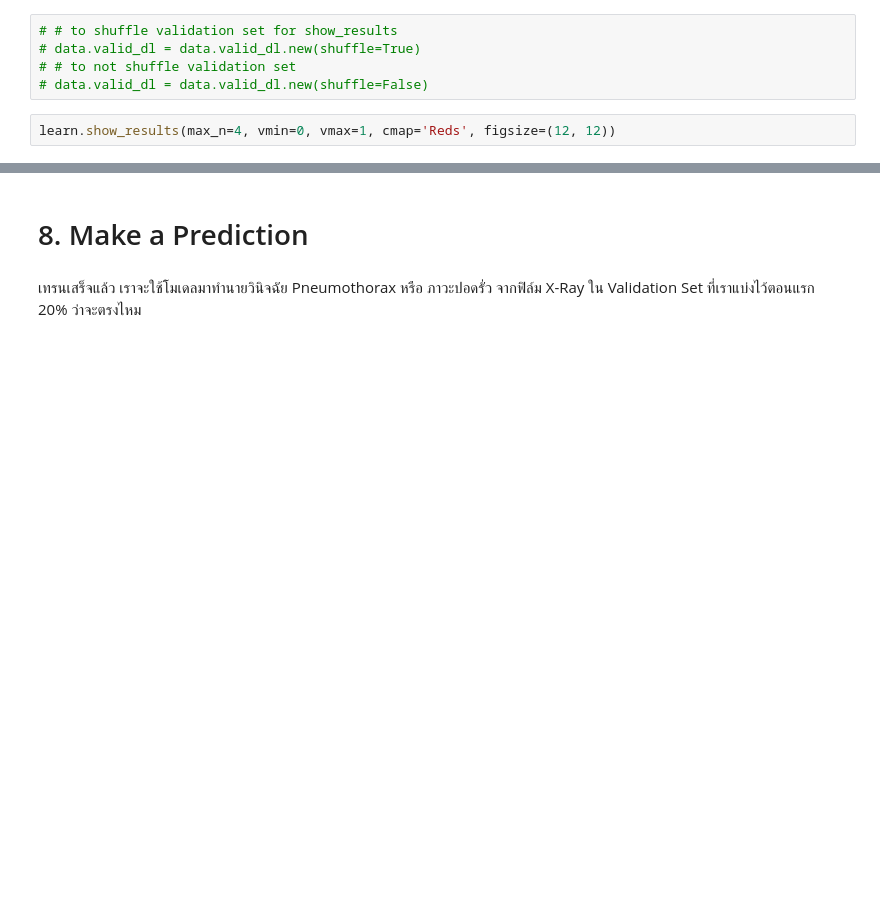
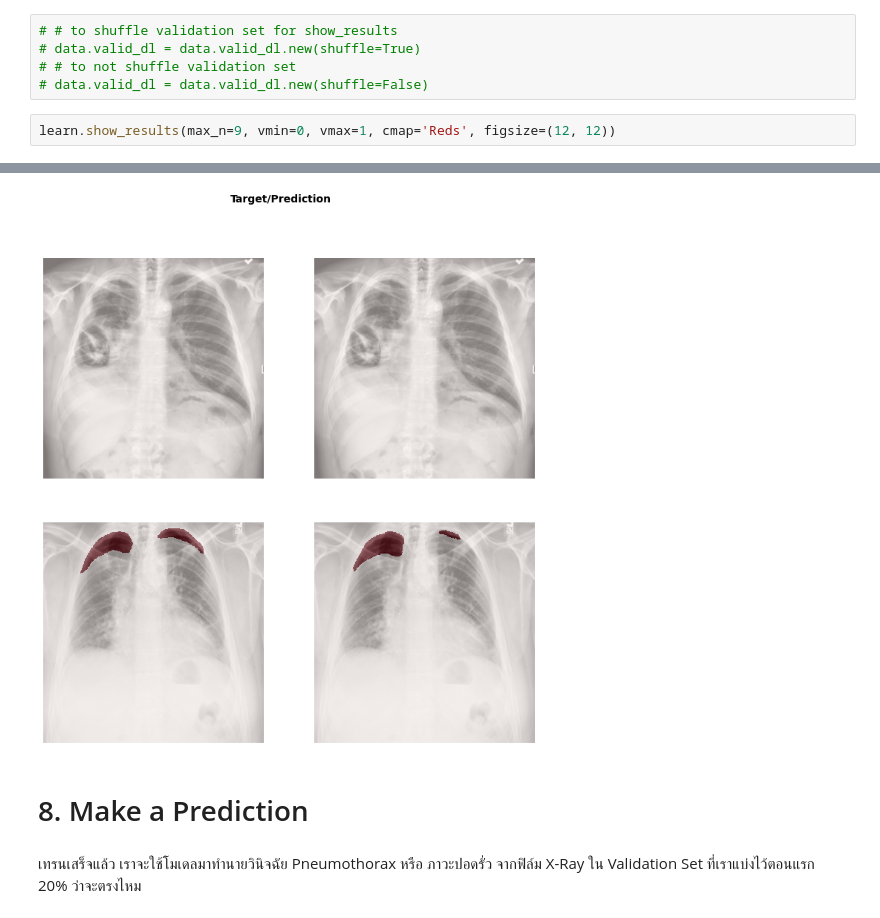
Before and after one commit to mrkcmd/bualabs, a Jupyter notebook: nbs/03c_image_segmentation_siim_acr_pneumothorax_fastai2.ipynb, the cells around one changed output, grey strips where cells are left out. Drawn from its saved outputs; the diff is of its cells as text; blank space fills up the shorter version.

```diff
--- a/nbs/03c_image_segmentation_siim_acr_pneumothorax_fastai2.ipynb
+++ b/nbs/03c_image_segmentation_siim_acr_pneumothorax_fastai2.ipynb
@@ -836,4 +842,5 @@ learn.save('03c-unet-resnet34-512-3')
 # # to not shuffle validation set
 # data.valid_dl = data.valid_dl.new(shuffle=False)
 # %%
-learn.show_results(max_n=4, vmin=0, vmax=1, cmap='Reds', figsize=(12, 12))
+learn.show_results(max_n=9, vmin=0, vmax=1, cmap='Reds', figsize=(12, 12))
+# %% [output]
@@ -840,3 +848,4 @@ learn.show_results(max_n=4, vmin=0, vmax=1, cmap='Reds', figsize=(12, 12))
+[figure, added]
 # %% [markdown]
 # 8. Make a Prediction
 # %% [markdown]
```
Also changed, not shown: parts of 35 cells of this notebook.
